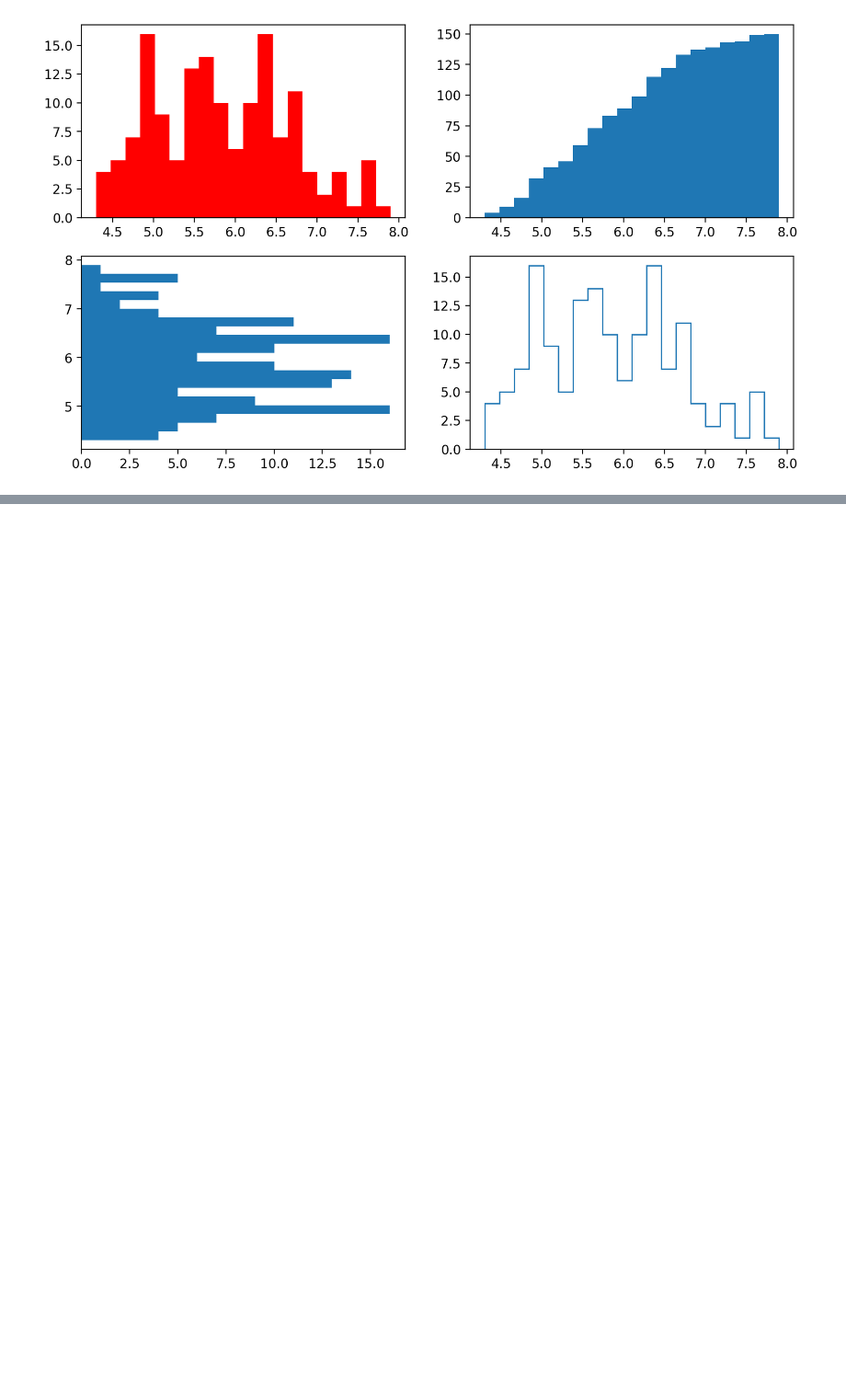
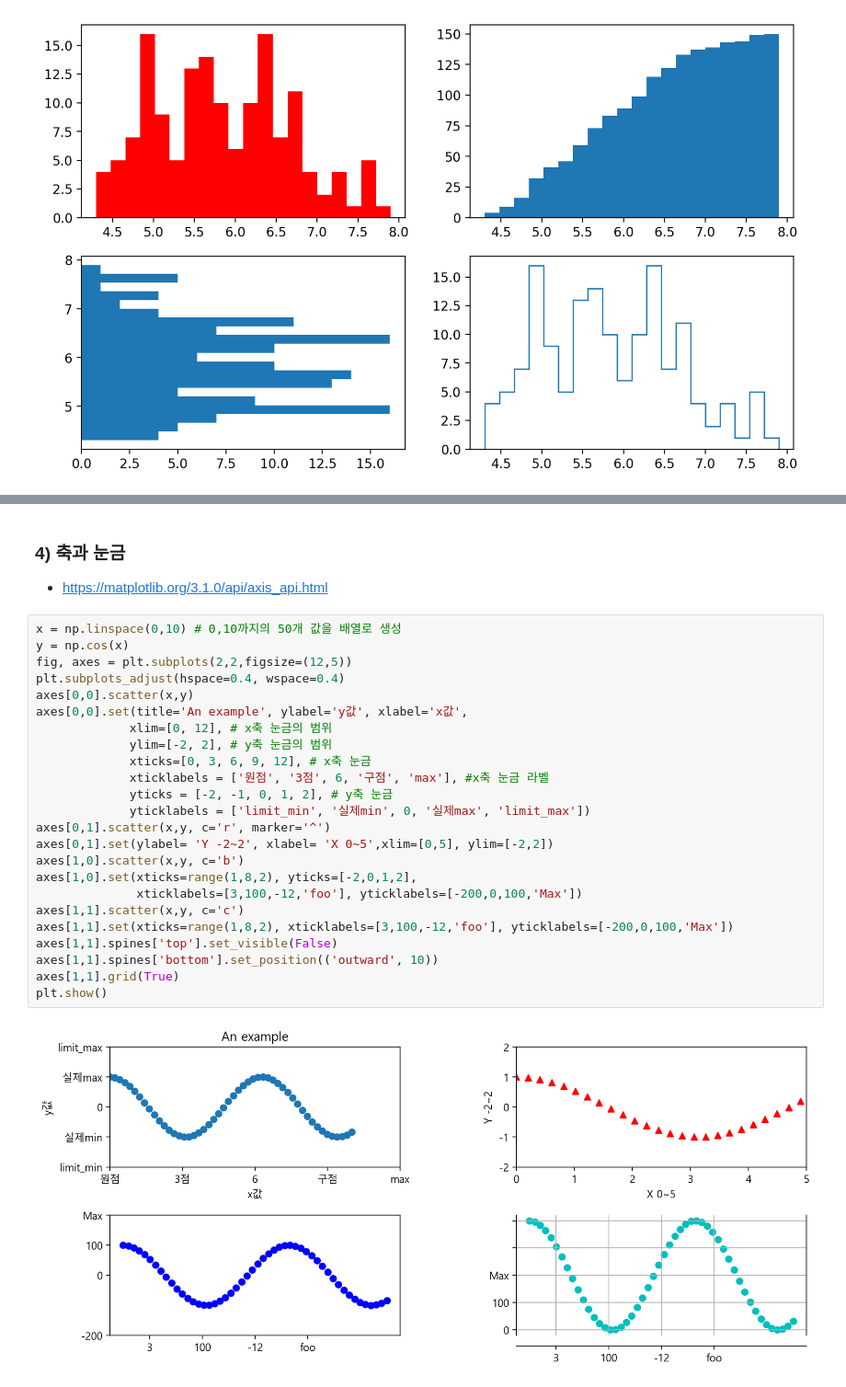
Before and after one commit to tangerineTaste/ai_x, a Jupyter notebook: source/01_python/ch12_데이터시각화1절.ipynb, the cells around one changed output, grey strips where cells are left out. Shown at 92% size. Saved outputs shown, nothing was run; the diff lists cells and outputs as text; blank space fills up the shorter version.

```diff
--- a/source/01_python/ch12_데이터시각화.ipynb
+++ b/source/01_python/ch12_데이터시각화1절.ipynb
@@ -198,0 +224,29 @@ plt.show()
+# %% [markdown]
+### 4) 축과 눈금
+- https://matplotlib.org/3.1.0/api/axis_api.html
+# %%
+x = np.linspace(0,10) # 0,10까지의 50개 값을 배열로 생성
+y = np.cos(x)
+fig, axes = plt.subplots(2,2,figsize=(12,5))
+plt.subplots_adjust(hspace=0.4, wspace=0.4)
+axes[0,0].scatter(x,y)
+axes[0,0].set(title='An example', ylabel='y값', xlabel='x값',
+             xlim=[0, 12], # x축 눈금의 범위
+             ylim=[-2, 2], # y축 눈금의 범위
+             xticks=[0, 3, 6, 9, 12], # x축 눈금
+             xticklabels = ['원점', '3점', 6, '구점', 'max'], #x축 눈금 라벨
+             yticks = [-2, -1, 0, 1, 2], # y축 눈금
+             yticklabels = ['limit_min', '실제min', 0, '실제max', 'limit_max'])
+axes[0,1].scatter(x,y, c='r', marker='^')
+axes[0,1].set(ylabel= 'Y -2~2', xlabel= 'X 0~5',xlim=[0,5], ylim=[-2,2])
+axes[1,0].scatter(x,y, c='b')
+axes[1,0].set(xticks=range(1,8,2), yticks=[-2,0,1,2],
+              xticklabels=[3,100,-12,'foo'], yticklabels=[-200,0,100,'Max'])
+axes[1,1].scatter(x,y, c='c')
+axes[1,1].set(xticks=range(1,8,2), xticklabels=[3,100,-12,'foo'], yticklabels=[-200,0,100,'Max'])
+axes[1,1].spines['top'].set_visible(False)
+axes[1,1].spines['bottom'].set_position(('outward', 10))
+axes[1,1].grid(True)
+plt.show()
+# %% [output]
+[figure, added]
```
Also changed, not shown: parts of 11 cells of this notebook, 18 other files.
